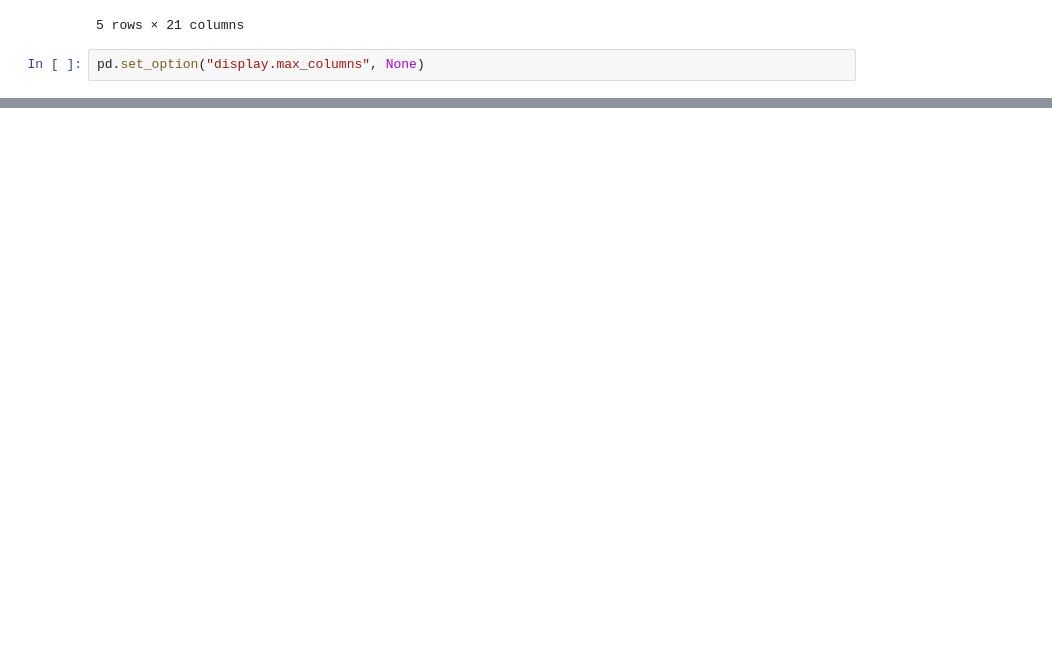
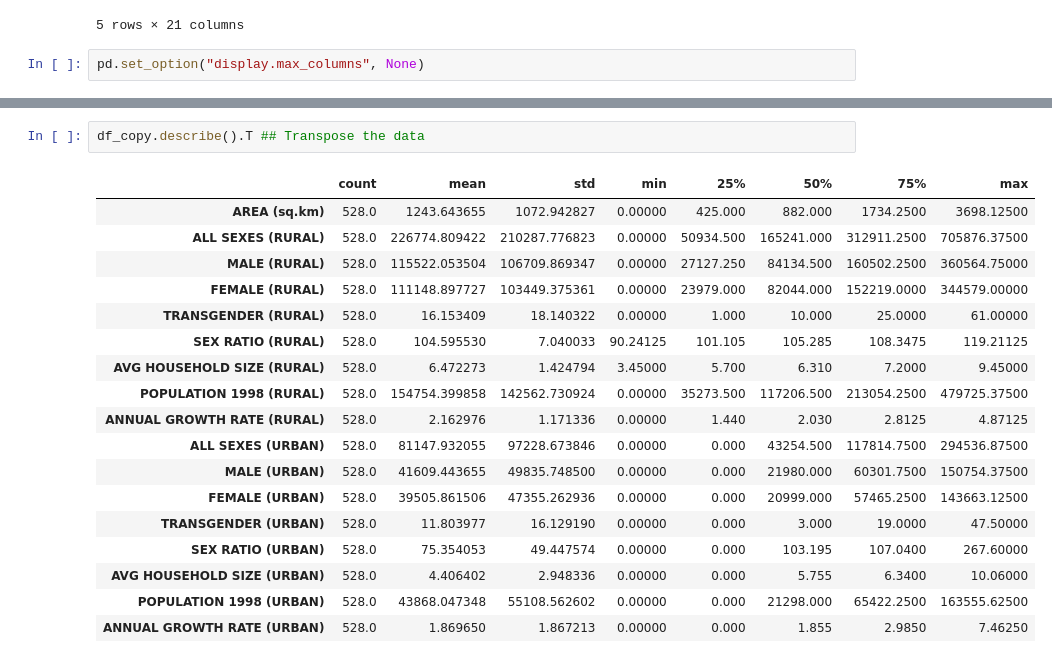
Before and after one commit to waseem-development/AI-NAVTTC, a Jupyter notebook: python/pandas/EDA/5_pak_population_analysis.ipynb, the cells around one changed output, grey strips where cells are left out. Drawn from its saved outputs; the diff is of its cells as text; blank space fills up the shorter version.

Commit message:
Population Calculated

```diff
--- a/python/pandas/EDA/5_pak_population_analysis.ipynb
+++ b/python/pandas/EDA/5_pak_population_analysis.ipynb
@@ -99,0 +357,21 @@ pd.set_option("display.max_columns", None)
+# %%
+df_copy.describe().T ## Transpose the data
+# %% [output]
+|  | count | mean | std | min | 25% | 50% | 75% | max |
+| AREA (sq.km) | 528.0 | 1243.643655 | 1072.942827 | 0.00000 | 425.000 | 882.000 | 1734.2500 | 3698.12500 |
+| ALL SEXES (RURAL) | 528.0 | 226774.809422 | 210287.776823 | 0.00000 | 50934.500 | 165241.000 | 312911.2500 | 705876.37500 |
+| MALE (RURAL) | 528.0 | 115522.053504 | 106709.869347 | 0.00000 | 27127.250 | 84134.500 | 160502.2500 | 360564.75000 |
+| FEMALE (RURAL) | 528.0 | 111148.897727 | 103449.375361 | 0.00000 | 23979.000 | 82044.000 | 152219.0000 | 344579.00000 |
+| TRANSGENDER (RURAL) | 528.0 | 16.153409 | 18.140322 | 0.00000 | 1.000 | 10.000 | 25.0000 | 61.00000 |
+| SEX RATIO (RURAL) | 528.0 | 104.595530 | 7.040033 | 90.24125 | 101.105 | 105.285 | 108.3475 | 119.21125 |
+| AVG HOUSEHOLD SIZE (RURAL) | 528.0 | 6.472273 | 1.424794 | 3.45000 | 5.700 | 6.310 | 7.2000 | 9.45000 |
+| POPULATION 1998 (RURAL) | 528.0 | 154754.399858 | 142562.730924 | 0.00000 | 35273.500 | 117206.500 | 213054.2500 | 479725.37500 |
+| ANNUAL GROWTH RATE (RURAL) | 528.0 | 2.162976 | 1.171336 | 0.00000 | 1.440 | 2.030 | 2.8125 | 4.87125 |
+| ALL SEXES (URBAN) | 528.0 | 81147.932055 | 97228.673846 | 0.00000 | 0.000 | 43254.500 | 117814.7500 | 294536.87500 |
+| MALE (URBAN) | 528.0 | 41609.443655 | 49835.748500 | 0.00000 | 0.000 | 21980.000 | 60301.7500 | 150754.37500 |
+| FEMALE (URBAN) | 528.0 | 39505.861506 | 47355.262936 | 0.00000 | 0.000 | 20999.000 | 57465.2500 | 143663.12500 |
+| TRANSGENDER (URBAN) | 528.0 | 11.803977 | 16.129190 | 0.00000 | 0.000 | 3.000 | 19.0000 | 47.50000 |
+| SEX RATIO (URBAN) | 528.0 | 75.354053 | 49.447574 | 0.00000 | 0.000 | 103.195 | 107.0400 | 267.60000 |
+| AVG HOUSEHOLD SIZE (URBAN) | 528.0 | 4.406402 | 2.948336 | 0.00000 | 0.000 | 5.755 | 6.3400 | 10.06000 |
+| POPULATION 1998 (URBAN) | 528.0 | 43868.047348 | 55108.562602 | 0.00000 | 0.000 | 21298.000 | 65422.2500 | 163555.62500 |
+| ANNUAL GROWTH RATE (URBAN) | 528.0 | 1.869650 | 1.867213 | 0.00000 | 0.000 | 1.855 | 2.9850 | 7.46250 |
```
Also changed, not shown: parts of 26 cells of this notebook, 1 other file.
